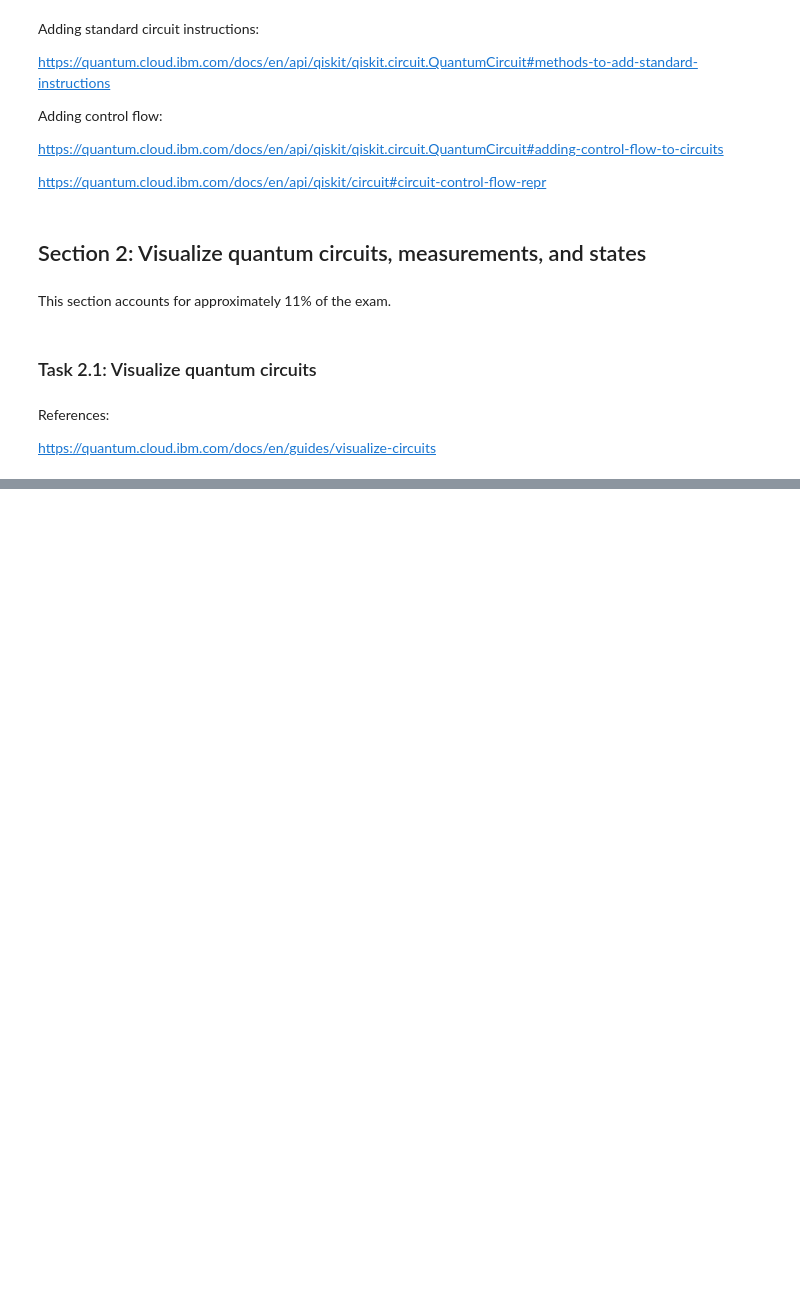
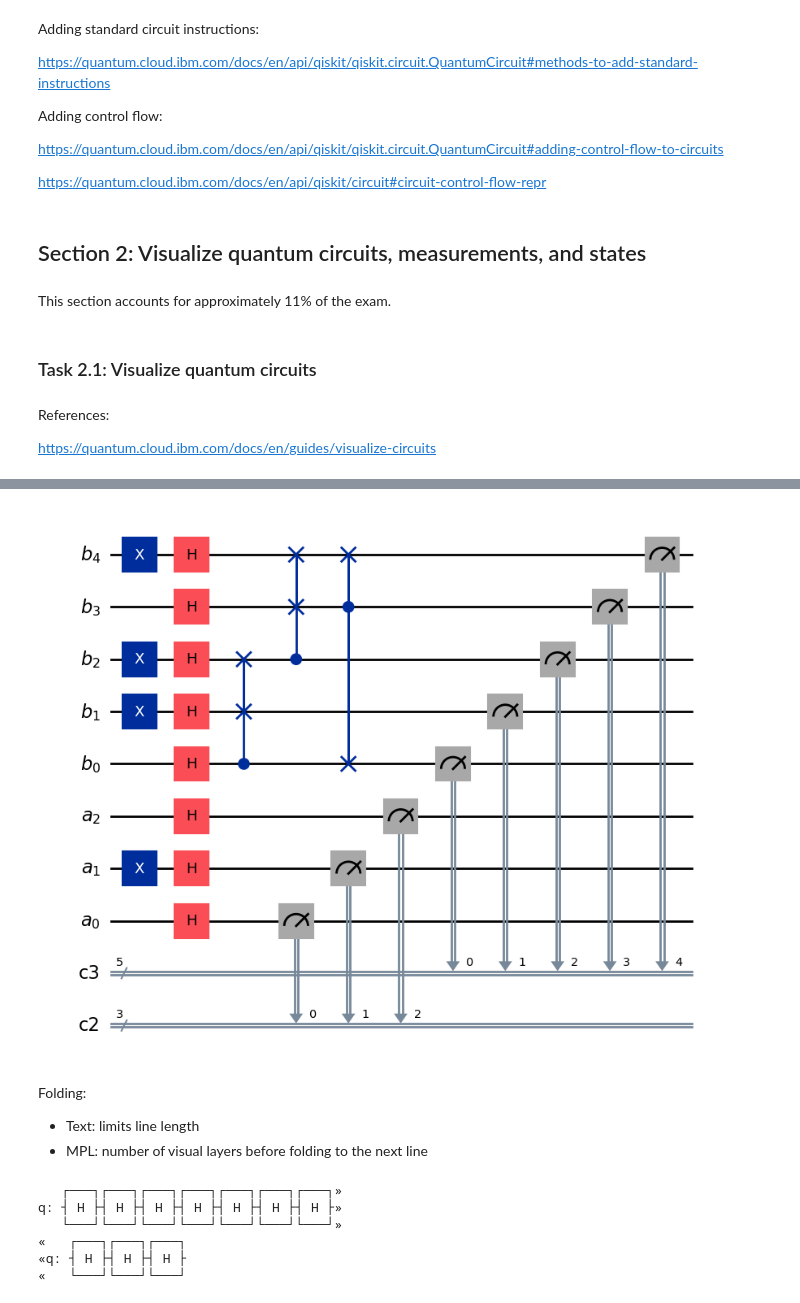
Before and after one commit to JaydenDave/qiskit-guide, a Jupyter notebook: study-guide.ipynb, the cells around one changed output, grey strips where cells are left out. Drawn from its saved outputs; the diff is of its cells as text; code cells hidden in the pictures; blank space fills up the shorter version.

```diff
--- a/study-guide.ipynb
+++ b/study-guide.ipynb
@@ -130,0 +194,22 @@ https://quantum.cloud.ibm.com/docs/en/guides/visualize-circuits
+# %%
+# Draw the circuit with reversed bit order or without barriers
+circuit.draw(output="mpl", reverse_bits=True, plot_barriers=False)
+# %% [output]
+[figure, added]
+# %% [markdown]
+Folding:
+- Text: limits line length
+- MPL: number of visual layers before folding to the next line
+# %%
+circuit = QuantumCircuit(1)
+for _ in range(10):
+    circuit.h(0)
+# limit line length to 40 characters
+circuit.draw(output="text", fold=40)
+# %% [output]
+   ┌───┐┌───┐┌───┐┌───┐┌───┐┌───┐┌───┐»
+q: ┤ H ├┤ H ├┤ H ├┤ H ├┤ H ├┤ H ├┤ H ├»
+   └───┘└───┘└───┘└───┘└───┘└───┘└───┘»
+«   ┌───┐┌───┐┌───┐
+«q: ┤ H ├┤ H ├┤ H ├
+«   └───┘└───┘└───┘
```
Also changed, not shown: parts of 71 cells of this notebook, 4 other files.
